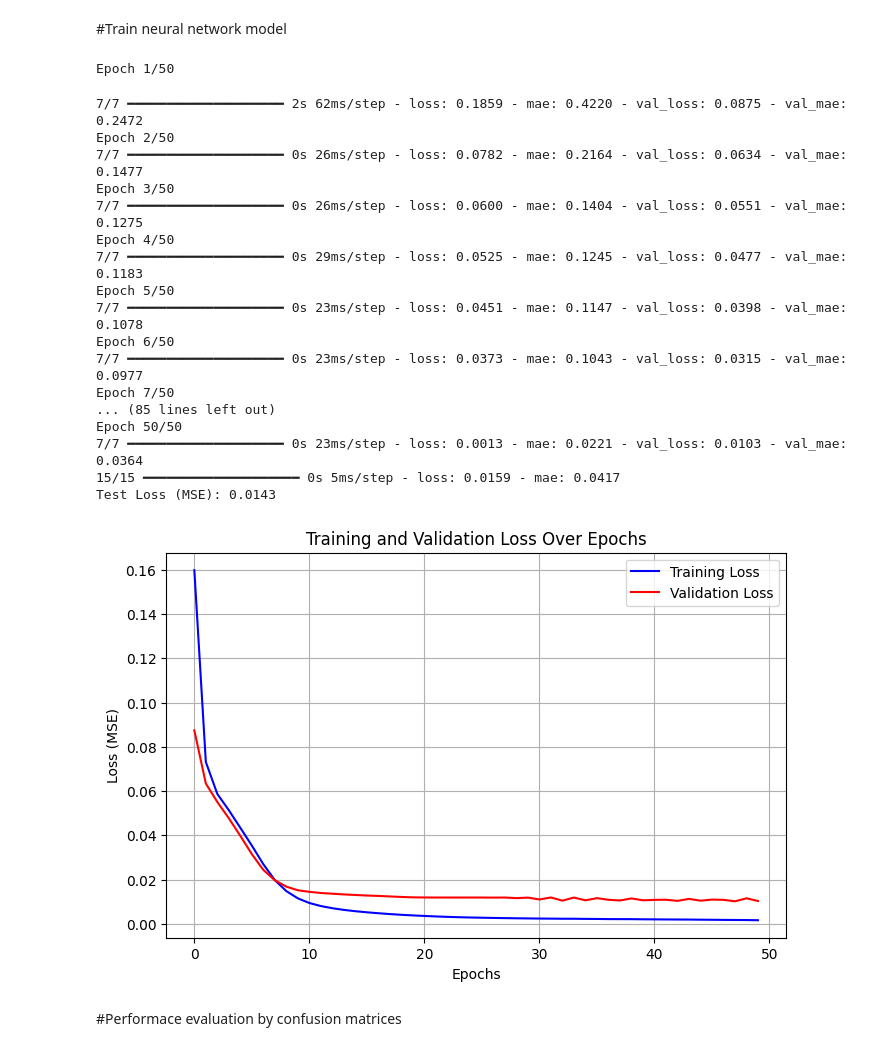
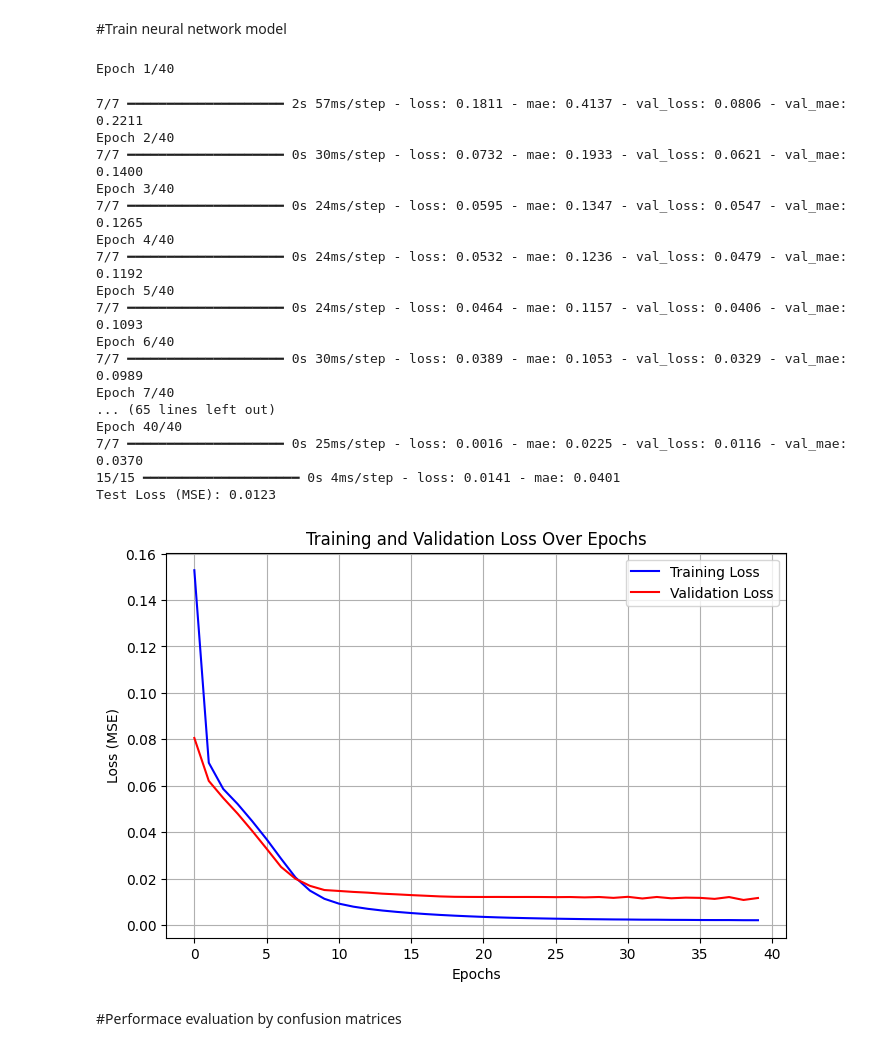
Before and after one commit to benjaminnigjeh/keyProteoforms, a Jupyter notebook: similarity_search_engine.ipynb, the cells around one changed output. Drawn from its saved outputs; the diff is of its cells as text; code cells hidden in the pictures.

```diff
--- a/similarity_search_engine.ipynb
+++ b/similarity_search_engine.ipynb
@@ -117,53 +117,53 @@ X_train, X_test, y_train, y_test = train_test_split(X, y, test_size=0.1, random_
 import matplotlib.pyplot as plt
 import tensorflow as tf
 
 # Define model
 model = tf.keras.Sequential([
     tf.keras.layers.Dense(128, activation='relu', input_shape=(1600,)),
     tf.keras.layers.Dense(64, activation='relu'),
     tf.keras.layers.Dense(1, activation='sigmoid')
 ])
 
 # Compile the model
 model.compile(optimizer='adam', loss='mean_squared_error', metrics=['mae'])
 
 # Train the model and store training history
-history = model.fit(X_train, y_train, epochs=50, batch_size=512, validation_split=0.2)
+history = model.fit(X_train, y_train, epochs=40, batch_size=512, validation_split=0.2)
 
 # Evaluate on test data
 test_loss, test_mae = model.evaluate(X_test, y_test)
 print(f"Test Loss (MSE): {test_loss:.4f}")
 
 # 🎨 Plot loss curve
 plt.figure(figsize=(8, 5))
 plt.plot(history.history['loss'], label='Training Loss', color='blue')
 plt.plot(history.history['val_loss'], label='Validation Loss', color='red')
 plt.xlabel('Epochs')
 plt.ylabel('Loss (MSE)')
 plt.title('Training and Validation Loss Over Epochs')
 plt.legend()
 plt.grid(True)
 plt.show()
 # %% [output]
-Epoch 1/50
+Epoch 1/40
-7/7 ━━━━━━━━━━━━━━━━━━━━ 2s 62ms/step - loss: 0.1859 - mae: 0.4220 - val_loss: 0.0875 - val_mae: 0.2472
-Epoch 2/50
-7/7 ━━━━━━━━━━━━━━━━━━━━ 0s 26ms/step - loss: 0.0782 - mae: 0.2164 - val_loss: 0.0634 - val_mae: 0.1477
-Epoch 3/50
-7/7 ━━━━━━━━━━━━━━━━━━━━ 0s 26ms/step - loss: 0.0600 - mae: 0.1404 - val_loss: 0.0551 - val_mae: 0.1275
-Epoch 4/50
-7/7 ━━━━━━━━━━━━━━━━━━━━ 0s 29ms/step - loss: 0.0525 - mae: 0.1245 - val_loss: 0.0477 - val_mae: 0.1183
-Epoch 5/50
-7/7 ━━━━━━━━━━━━━━━━━━━━ 0s 23ms/step - loss: 0.0451 - mae: 0.1147 - val_loss: 0.0398 - val_mae: 0.1078
-Epoch 6/50
-7/7 ━━━━━━━━━━━━━━━━━━━━ 0s 23ms/step - loss: 0.0373 - mae: 0.1043 - val_loss: 0.0315 - val_mae: 0.0977
-Epoch 7/50
-... (85 lines left out)
-Epoch 50/50
-7/7 ━━━━━━━━━━━━━━━━━━━━ 0s 23ms/step - loss: 0.0013 - mae: 0.0221 - val_loss: 0.0103 - val_mae: 0.0364
-15/15 ━━━━━━━━━━━━━━━━━━━━ 0s 5ms/step - loss: 0.0159 - mae: 0.0417
-Test Loss (MSE): 0.0143
+7/7 ━━━━━━━━━━━━━━━━━━━━ 2s 57ms/step - loss: 0.1811 - mae: 0.4137 - val_loss: 0.0806 - val_mae: 0.2211
+Epoch 2/40
+7/7 ━━━━━━━━━━━━━━━━━━━━ 0s 30ms/step - loss: 0.0732 - mae: 0.1933 - val_loss: 0.0621 - val_mae: 0.1400
+Epoch 3/40
+7/7 ━━━━━━━━━━━━━━━━━━━━ 0s 24ms/step - loss: 0.0595 - mae: 0.1347 - val_loss: 0.0547 - val_mae: 0.1265
+Epoch 4/40
+7/7 ━━━━━━━━━━━━━━━━━━━━ 0s 24ms/step - loss: 0.0532 - mae: 0.1236 - val_loss: 0.0479 - val_mae: 0.1192
+Epoch 5/40
+7/7 ━━━━━━━━━━━━━━━━━━━━ 0s 24ms/step - loss: 0.0464 - mae: 0.1157 - val_loss: 0.0406 - val_mae: 0.1093
+Epoch 6/40
+7/7 ━━━━━━━━━━━━━━━━━━━━ 0s 30ms/step - loss: 0.0389 - mae: 0.1053 - val_loss: 0.0329 - val_mae: 0.0989
+Epoch 7/40
+... (65 lines left out)
+Epoch 40/40
+7/7 ━━━━━━━━━━━━━━━━━━━━ 0s 25ms/step - loss: 0.0016 - mae: 0.0225 - val_loss: 0.0116 - val_mae: 0.0370
+15/15 ━━━━━━━━━━━━━━━━━━━━ 0s 4ms/step - loss: 0.0141 - mae: 0.0401
+Test Loss (MSE): 0.0123
-[figure, old version]
+[figure, new version]
 # %% [markdown]
 #Performace evaluation by confusion matrices
 # %%
```
Also changed, not shown: parts of 7 cells of this notebook.
